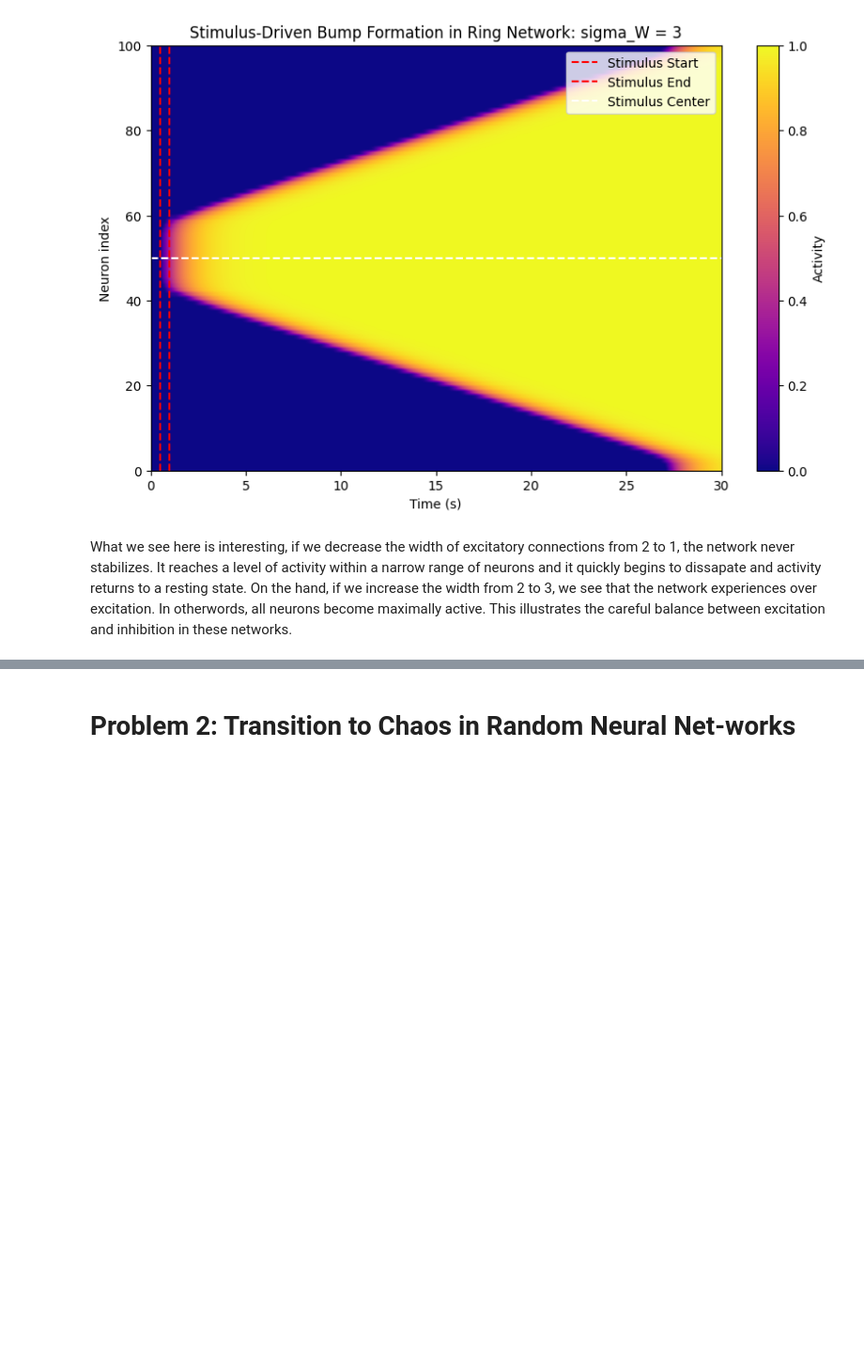
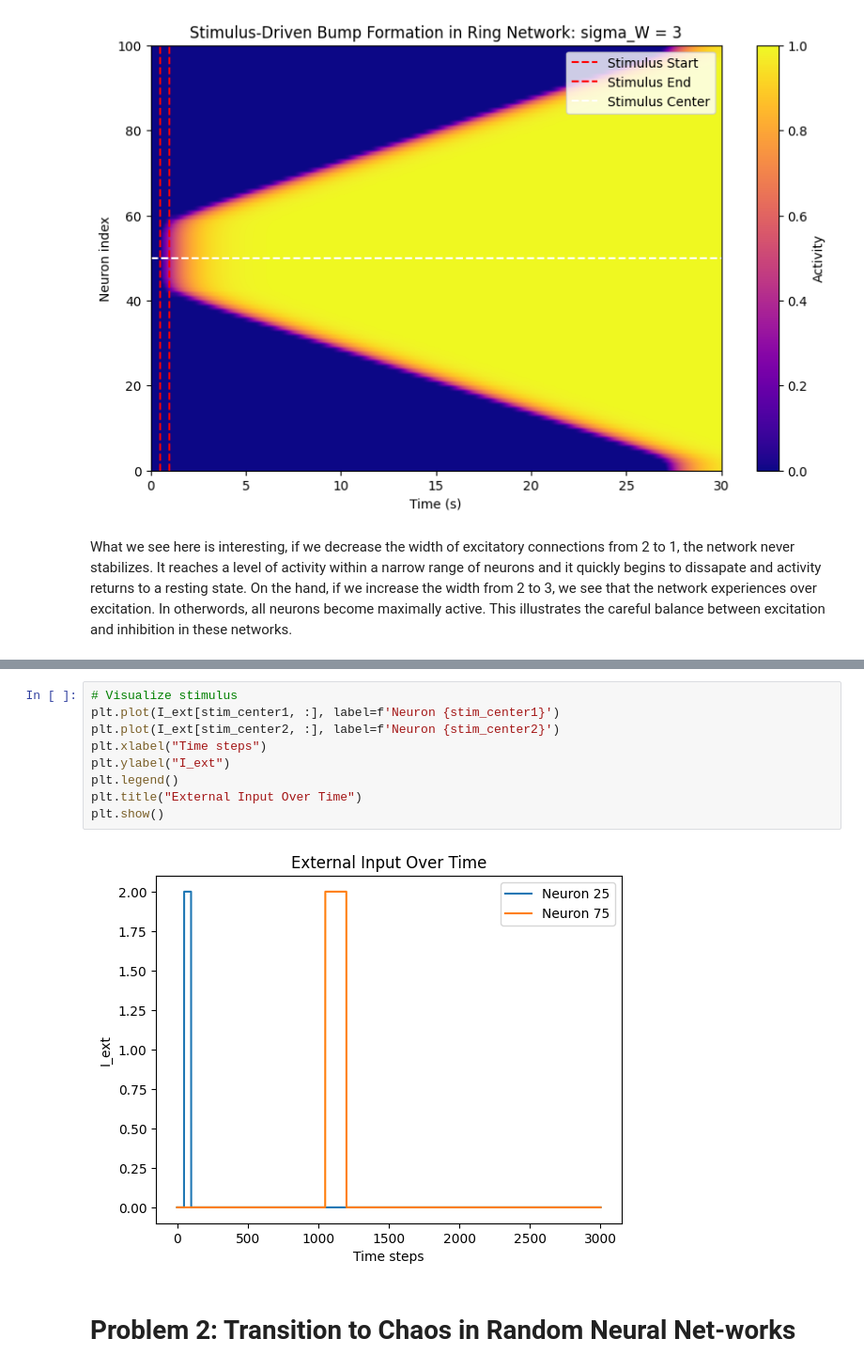
Before and after one commit to eali93/Computational-Neuroscience, a Jupyter notebook: homework-9.ipynb, the cells around one changed output, grey strips where cells are left out. Shown at 94% size. Drawn from its saved outputs; the diff is of its cells as text; blank space fills up the shorter version.

```diff
--- a/homework-9.ipynb
+++ b/homework-9.ipynb
@@ -592,2 +701,13 @@ Increasing the inhibition strength, slows the spread of the excitation through t
+# %%
+# Visualize stimulus
+plt.plot(I_ext[stim_center1, :], label=f'Neuron {stim_center1}')
+plt.plot(I_ext[stim_center2, :], label=f'Neuron {stim_center2}')
+plt.xlabel("Time steps")
+plt.ylabel("I_ext")
+plt.legend()
+plt.title("External Input Over Time")
+plt.show()
+# %% [output]
+[figure, added]
 # %% [markdown]
 # Problem 2: Transition to Chaos in Random Neural Net-works
```
Also changed, not shown: parts of 9 cells of this notebook.
